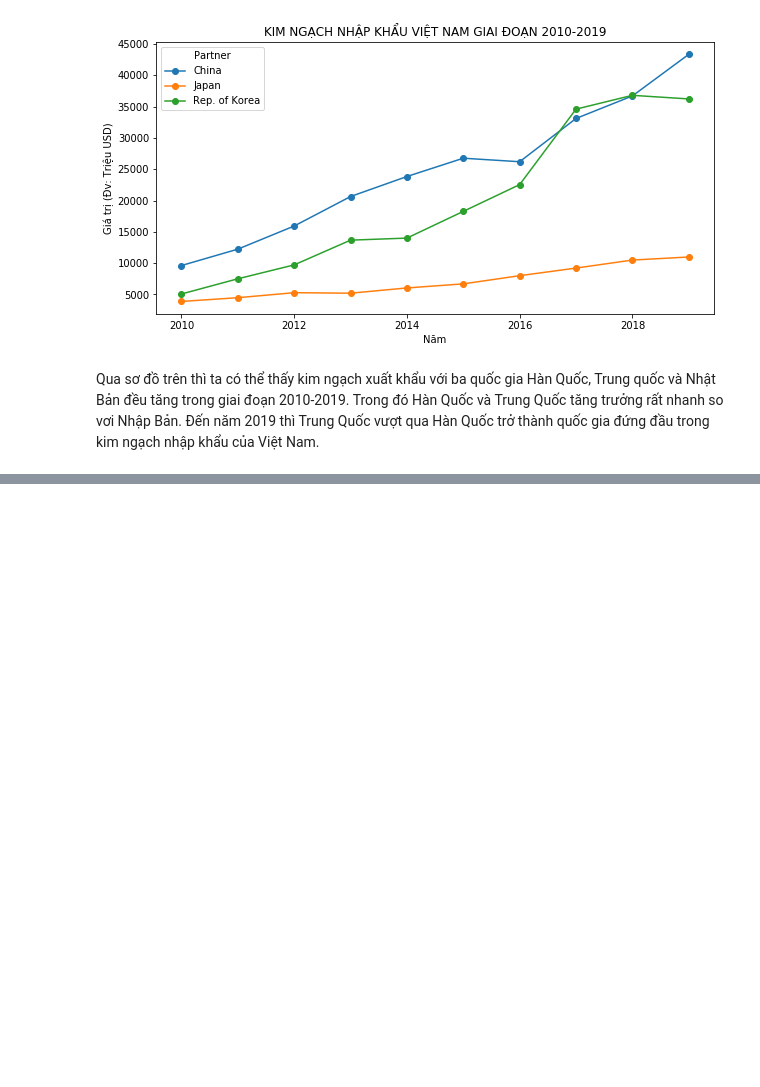
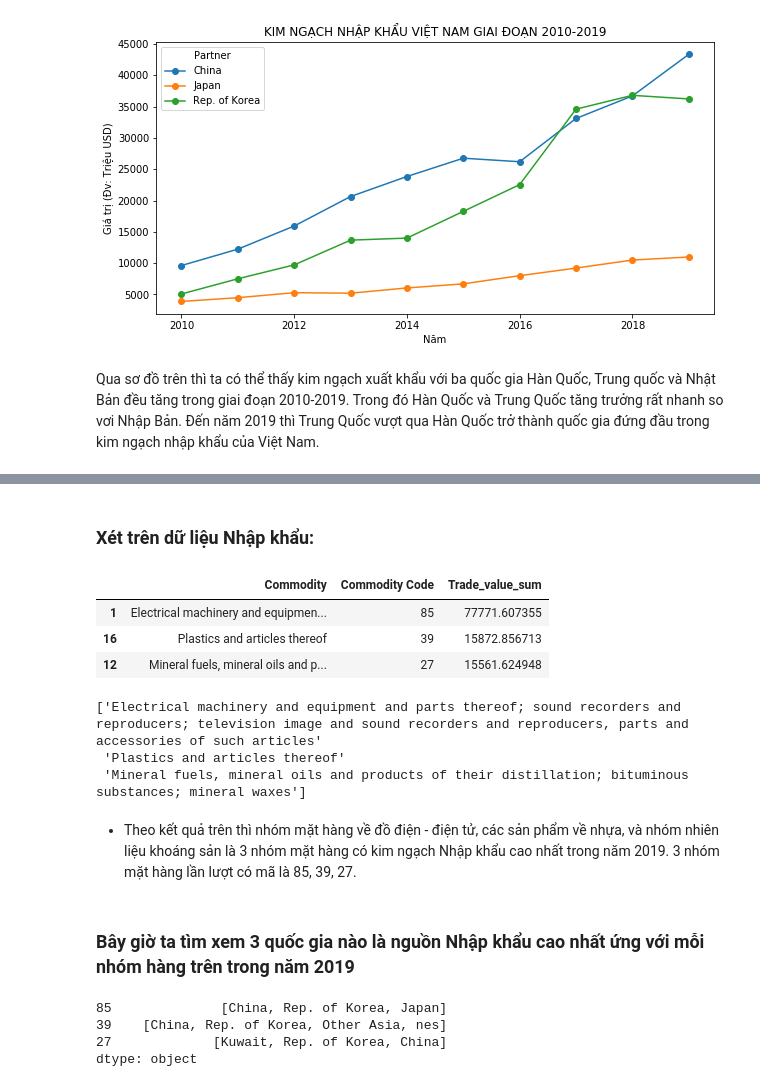
Before and after one commit to quangkhanh77/LTKHDL, a Jupyter notebook: 1712521-DuongHoangQuangKhanh.ipynb, the cells around one changed output, grey strips where cells are left out. Cells and saved outputs as stored; diff of their text form; code cells hidden in the pictures; blank space fills up the shorter version.

```diff
--- a/1712521-DuongHoangQuangKhanh.ipynb
+++ b/1712521-DuongHoangQuangKhanh.ipynb
@@ -339,0 +448,38 @@ Qua sơ đồ trên thì ta có thể thấy kim ngạch xuất khẩu với ba
+# %% [markdown]
+### Xét trên dữ liệu Nhập khẩu:
+# %%
+top_im_com = top_commodity(import_df,year = 2019)
+top_im_com
+# %% [output]
+|  | Commodity | Commodity Code | Trade_value_sum |
+| 1 | Electrical machinery and equipmen... | 85 | 77771.607355 |
+| 16 | Plastics and articles thereof | 39 | 15872.856713 |
+| 12 | Mineral fuels, mineral oils and p... | 27 | 15561.624948 |
+# %%
+print(top_im_com['Commodity'].values)
+# %% [output]
+['Electrical machinery and equipment and parts thereof; sound recorders and reproducers; television image and sound recorders and reproducers, parts and accessories of such articles'
+ 'Plastics and articles thereof'
+ 'Mineral fuels, mineral oils and products of their distillation; bituminous substances; mineral waxes']
+# %% [markdown]
+- Theo kết quả trên thì nhóm mặt hàng về đồ điện - điện tử, các sản phẩm về nhựa, và nhóm  nhiên liệu khoáng sản là 3 nhóm mặt hàng có kim ngạch Nhập khẩu cao nhất trong năm 2019. 3 nhóm mặt hàng lần lượt có mã là 85, 39, 27.
+# %% [markdown]
+### Bây giờ ta tìm xem 3 quốc gia nào là nguồn Nhập khẩu cao nhất ứng với mỗi nhóm hàng trên trong năm 2019
+# %%
+top_im_code = top_im_com['Commodity Code'].values
+# print(top_im_code) #mã của 3 nhóm  hàng hóa có giá trị nhập khẩu cao nhất.
+df = import_df[import_df['Year']==2019]
+df = df[['Partner','Commodity Code','Trade_value']].loc[df['Commodity Code'].isin(top_im_code)]
+
+arr=[]
+for code in top_im_code:
+    # t là list 3 quốc gia có giá trị xuất khảu cao nhất ứng với từng mã hàng.
+    t =df[df['Commodity Code'] == code].sort_values(by='Trade_value', ascending=False)['Partner'][:3].values
+    arr.append(t)
+top_partner_per_commodity=pd.Series(arr,index=[top_im_code])
+top_partner_per_commodity # Đây là Series có index là top 3 mặt hàng nhập khẩu và giá trị ứng với đó là top 3 nguồn nhập
+# %% [output]
+85              [China, Rep. of Korea, Japan]
+39    [China, Rep. of Korea, Other Asia, nes]
+27             [Kuwait, Rep. of Korea, China]
+dtype: object
```
Also changed, not shown: parts of 25 cells of this notebook.
